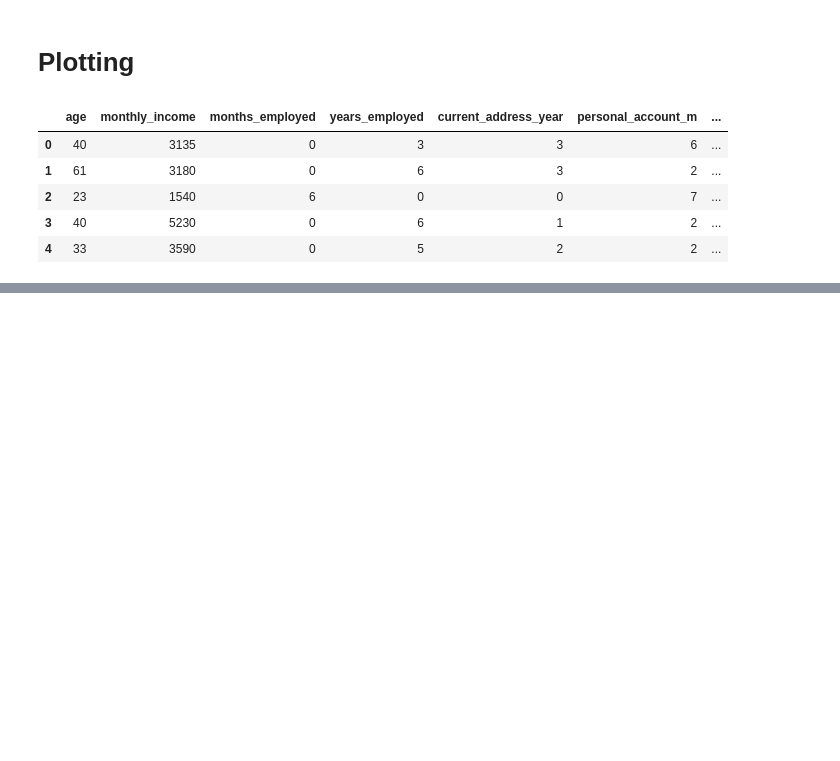
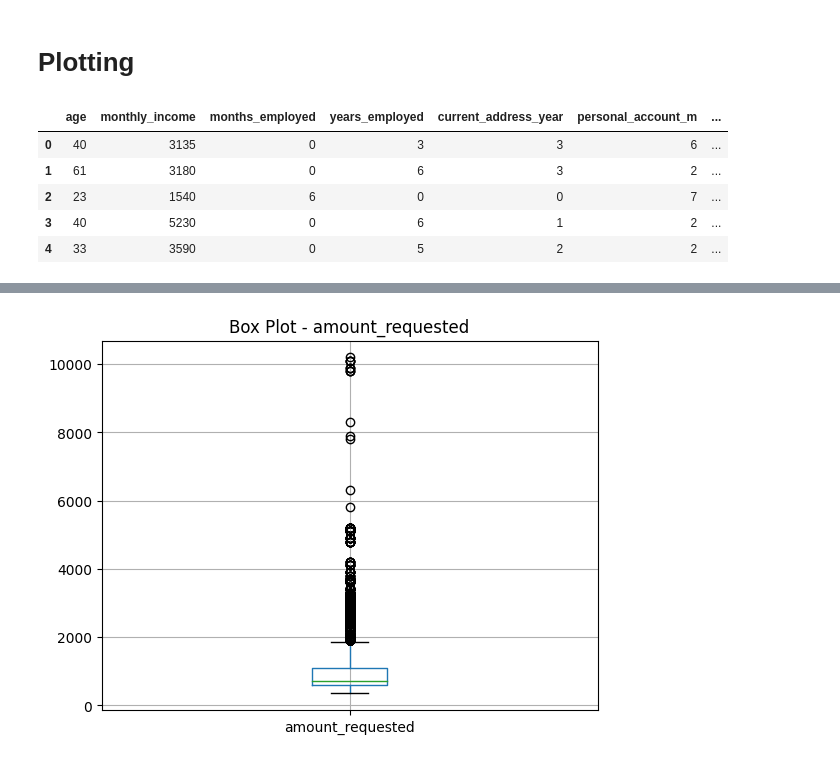
Before and after one commit to c-grigsby/ml-fintech-case-studies, a Jupyter notebook: predicting-loan-signatures/notebooks/predicting-loan-signatures_eda.ipynb, the cells around one changed output, grey strips where cells are left out. Saved outputs shown, nothing was run; the diff lists cells and outputs as text; code cells hidden in the pictures; blank space fills up the shorter version.

```diff
--- a/predicting-loan-signatures/notebooks/predicting-loan-signatures_eda.ipynb
+++ b/predicting-loan-signatures/notebooks/predicting-loan-signatures_eda.ipynb
@@ -159,0 +169,7 @@ plt.tight_layout(rect=[0, 0.03, 1, 0.95])
+# %%
+# Create box plots for numerical features
+df_users_numerical.boxplot(column = ['amount_requested'])
+plt.title("Box Plot - amount_requested")
+plt.show()
+# %% [output]
+[figure, added]
```
Also changed, not shown: parts of 21 cells of this notebook.
